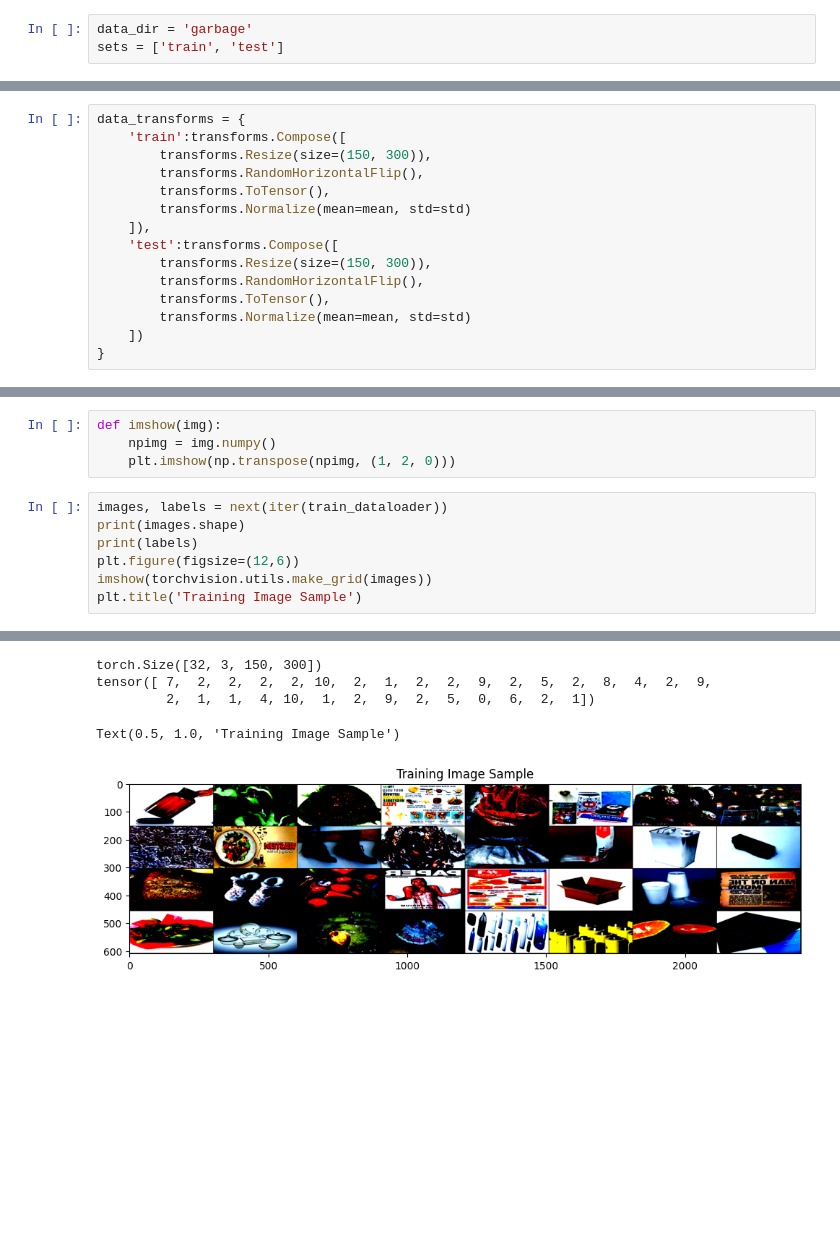
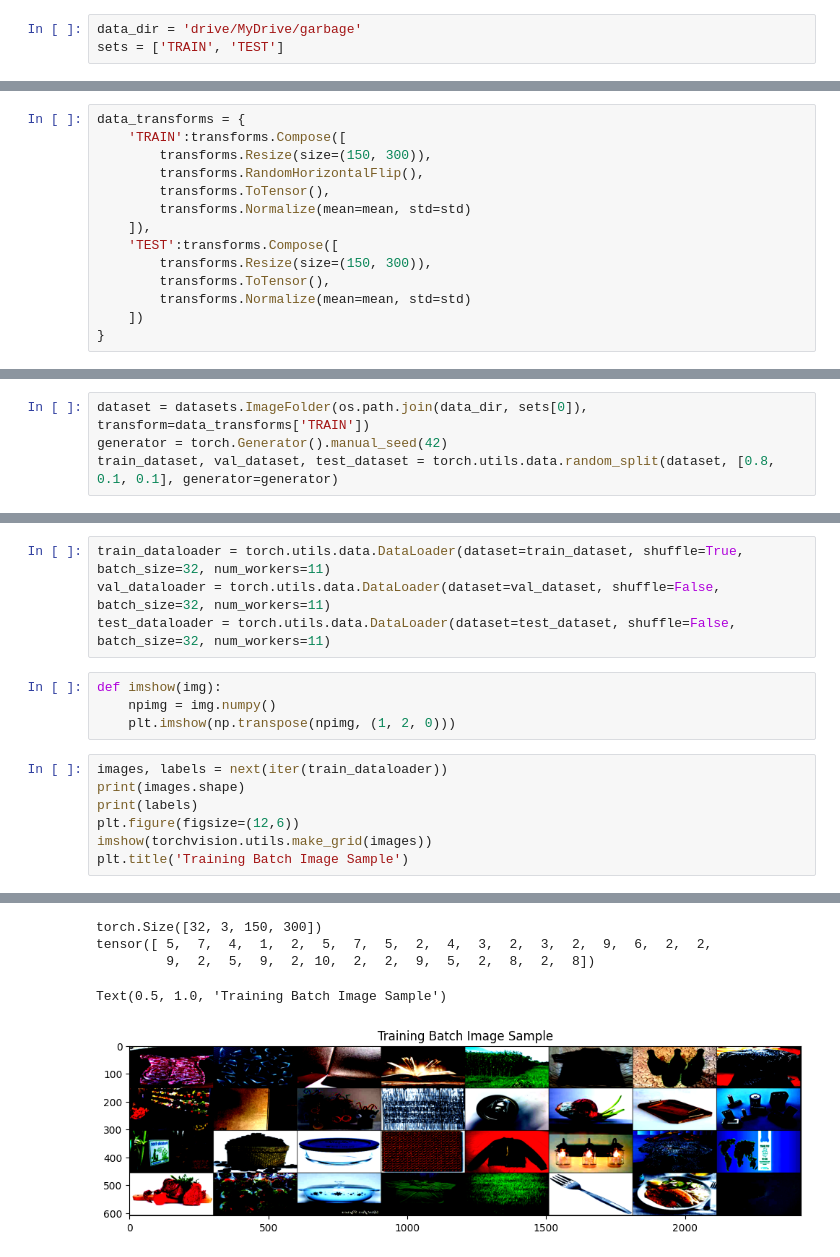
Before and after one commit to Kashiwaba23/BunBetsuBuddy, a Jupyter notebook: VGG16_base.ipynb, the cells around one changed output, grey strips where cells are left out. Drawn from its saved outputs; the diff is of its cells as text; blank space fills up the shorter version.

```diff
--- a/VGG16_base.ipynb
+++ b/VGG16_base.ipynb
@@ -22,19 +59,18 @@ std = np.array([0.2055, 0.2108, 0.2250])
 # %%
-data_dir = 'garbage'
-sets = ['train', 'test']
+data_dir = 'drive/MyDrive/garbage'
+sets = ['TRAIN', 'TEST']
 # %% [markdown]
 Define transformations. We may need to adjust the image size from Resize.
 # %%
 data_transforms = {
-    'train':transforms.Compose([
+    'TRAIN':transforms.Compose([
         transforms.Resize(size=(150, 300)),
         transforms.RandomHorizontalFlip(),
         transforms.ToTensor(),
         transforms.Normalize(mean=mean, std=std)
     ]),
-    'test':transforms.Compose([
+    'TEST':transforms.Compose([
         transforms.Resize(size=(150, 300)),
-        transforms.RandomHorizontalFlip(),
         transforms.ToTensor(),
         transforms.Normalize(mean=mean, std=std)
     ])
@@ -46,0 +81,4 @@ train_dataset = datasets.ImageFolder(os.path.join(data_dir, sets[0]), transform=
+# %%
+dataset = datasets.ImageFolder(os.path.join(data_dir, sets[0]), transform=data_transforms['TRAIN'])
+generator = torch.Generator().manual_seed(42)
+train_dataset, val_dataset, test_dataset = torch.utils.data.random_split(dataset, [0.8, 0.1, 0.1], generator=generator)
@@ -120,3 +172,7 @@ train_dataloader = torch.utils.data.DataLoader(dataset=train_dataset, shuffle=Tr
+# %%
+train_dataloader = torch.utils.data.DataLoader(dataset=train_dataset, shuffle=True, batch_size=32, num_workers=11)
+val_dataloader = torch.utils.data.DataLoader(dataset=val_dataset, shuffle=False, batch_size=32, num_workers=11)
+test_dataloader = torch.utils.data.DataLoader(dataset=test_dataset, shuffle=False, batch_size=32, num_workers=11)
 # %%
 def imshow(img):
     npimg = img.numpy()
@@ -127,5 +183,5 @@ print(images.shape)
 print(labels)
 plt.figure(figsize=(12,6))
 imshow(torchvision.utils.make_grid(images))
-plt.title('Training Image Sample')
+plt.title('Training Batch Image Sample')
 # %% [output]
@@ -133,5 +189,5 @@ Clipping input data to the valid range for imshow with RGB data ([0..1] for floa
 torch.Size([32, 3, 150, 300])
-tensor([ 7,  2,  2,  2,  2, 10,  2,  1,  2,  2,  9,  2,  5,  2,  8,  4,  2,  9,
-         2,  1,  1,  4, 10,  1,  2,  9,  2,  5,  0,  6,  2,  1])
+tensor([ 5,  7,  4,  1,  2,  5,  7,  5,  2,  4,  3,  2,  3,  2,  9,  6,  2,  2,
+         9,  2,  5,  9,  2, 10,  2,  2,  9,  5,  2,  8,  2,  8])
-Text(0.5, 1.0, 'Training Image Sample')
+Text(0.5, 1.0, 'Training Batch Image Sample')
-[figure, old version]
+[figure, new version]
```
Also changed, not shown: parts of 58 cells of this notebook.
